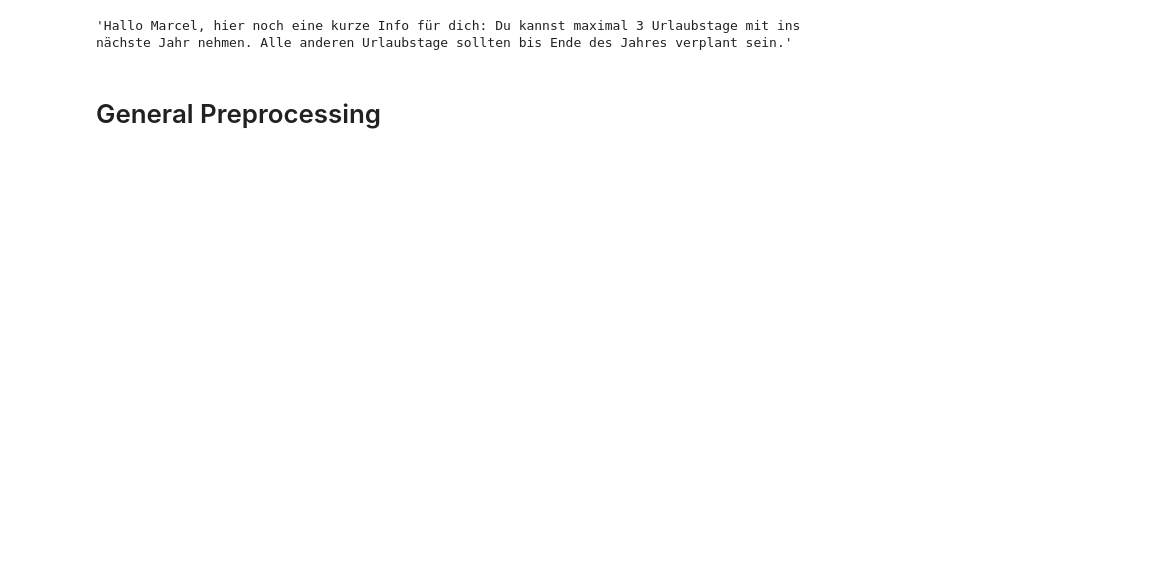
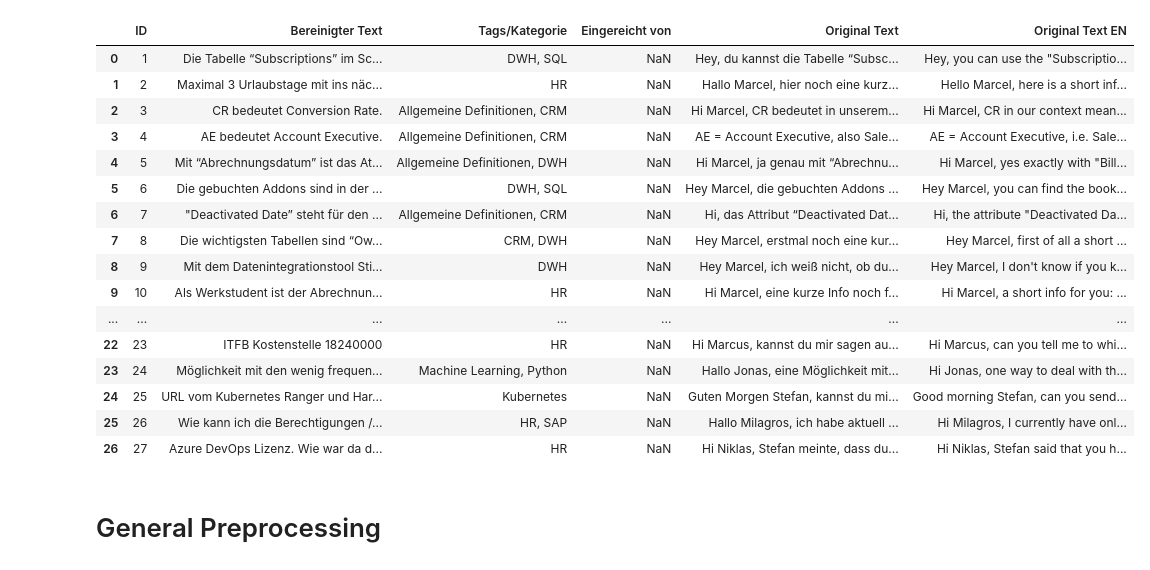
Before and after one commit to JonasHauth/SCKM-keepthat, a Jupyter notebook: notebooks/00_fromTextToKnowledge.ipynb, the cells around one changed output. Drawn from its saved outputs; the diff is of its cells as text; code cells hidden in the pictures; blank space fills up the shorter version.

```diff
--- a/notebooks/00_fromTextToKnowledge.ipynb
+++ b/notebooks/00_fromTextToKnowledge.ipynb
@@ -14,9 +14,25 @@ nlp = spacy.load("de_dep_news_trf")
 # %%
-sentences = pd.read_csv('data/demo_data_real.csv')
-sentence = sentences.iloc[1]['Original Text']
-sentence
+sentences = pd.read_excel('../data/demo_data_real.xlsx')
+sentence = sentences.iloc[13]['Original Text EN']
+sentences
 # %% [output]
-'Hallo Marcel, hier noch eine kurze Info für dich: Du kannst maximal 3 Urlaubstage mit ins nächste Jahr nehmen. Alle anderen Urlaubstage sollten bis Ende des Jahres verplant sein.'
+|  | ID | Bereinigter Text | Tags/Kategorie | Eingereicht von | Original Text | Original Text EN |
+| 0 | 1 | Die Tabelle “Subscriptions” im Sc... | DWH, SQL | NaN | Hey, du kannst die Tabelle “Subsc... | Hey, you can use the "Subscriptio... |
+| 1 | 2 | Maximal 3 Urlaubstage mit ins näc... | HR | NaN | Hallo Marcel, hier noch eine kurz... | Hello Marcel, here is a short inf... |
+| 2 | 3 | CR bedeutet Conversion Rate. | Allgemeine Definitionen, CRM | NaN | Hi Marcel, CR bedeutet in unserem... | Hi Marcel, CR in our context mean... |
+| 3 | 4 | AE bedeutet Account Executive. | Allgemeine Definitionen, CRM | NaN | AE = Account Executive, also Sale... | AE = Account Executive, i.e. Sale... |
+| 4 | 5 | Mit “Abrechnungsdatum” ist das At... | Allgemeine Definitionen, DWH | NaN | Hi Marcel, ja genau mit “Abrechnu... | Hi Marcel, yes exactly with "Bill... |
+| 5 | 6 | Die gebuchten Addons sind in der ... | DWH, SQL | NaN | Hey Marcel, die gebuchten Addons ... | Hey Marcel, you can find the book... |
+| 6 | 7 | "Deactivated Date” steht für den ... | Allgemeine Definitionen, CRM | NaN | Hi, das Attribut “Deactivated Dat... | Hi, the attribute "Deactivated Da... |
+| 7 | 8 | Die wichtigsten Tabellen sind “Ow... | CRM, DWH | NaN | Hey Marcel, erstmal noch eine kur... | Hey Marcel, first of all a short ... |
+| 8 | 9 | Mit dem Datenintegrationstool Sti... | DWH | NaN | Hey Marcel, ich weiß nicht, ob du... | Hey Marcel, I don't know if you k... |
+| 9 | 10 | Als Werkstudent ist der Abrechnun... | HR | NaN | Hi Marcel, eine kurze Info noch f... | Hi Marcel, a short info for you: ... |
+| ... | ... | ... | ... | ... | ... | ... |
+| 22 | 23 | ITFB Kostenstelle 18240000 | HR | NaN | Hi Marcus, kannst du mir sagen au... | Hi Marcus, can you tell me to whi... |
+| 23 | 24 | Möglichkeit mit den wenig frequen... | Machine Learning, Python | NaN | Hallo Jonas, eine Möglichkeit mit... | Hi Jonas, one way to deal with th... |
+| 24 | 25 | URL vom Kubernetes Ranger und Har... | Kubernetes | NaN | Guten Morgen Stefan, kannst du mi... | Good morning Stefan, can you send... |
+| 25 | 26 | Wie kann ich die Berechtigungen /... | HR, SAP | NaN | Hallo Milagros, ich habe aktuell ... | Hi Milagros, I currently have onl... |
+| 26 | 27 | Azure DevOps Lizenz. Wie war da d... | HR | NaN | Hi Niklas, Stefan meinte, dass du... | Hi Niklas, Stefan said that you h... |
 # %% [markdown]
 # General Preprocessing
 # %%
```
Also changed, not shown: parts of 38 cells of this notebook, 5 other files.
